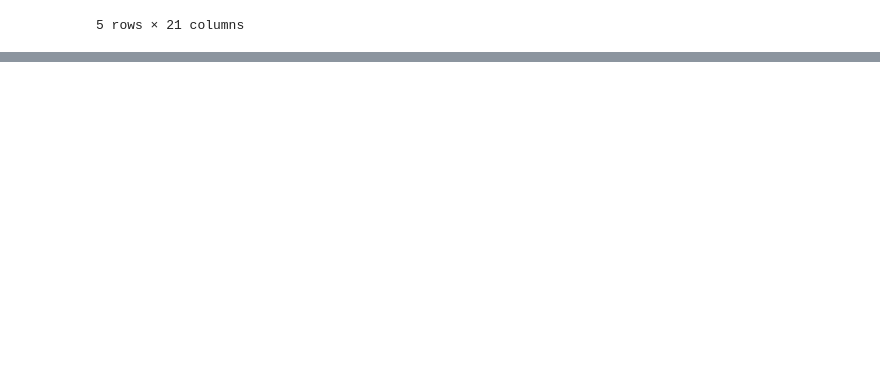
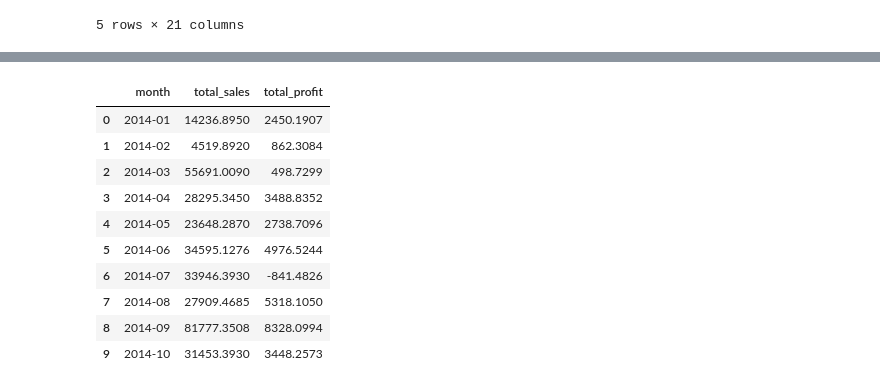
Before and after one commit to sh-nipun/retail-sales-analysis, a Jupyter notebook: notebooks/analysis.ipynb, the cells around one changed output, grey strips where cells are left out. Drawn from its saved outputs; the diff is of its cells as text; code cells hidden in the pictures; blank space fills up the shorter version.

```diff
--- a/notebooks/analysis.ipynb
+++ b/notebooks/analysis.ipynb
@@ -169,0 +183,26 @@ test_df
+# %%
+# Query: Calculate total sales grouped by month
+monthly_trend_query = """
+SELECT strftime('%Y-%m', Order_Date) AS month,
+       SUM(Sales) AS total_sales,
+       SUM(Profit) AS total_profit
+FROM sales
+GROUP BY month
+ORDER BY month
+"""
+
+# Run the query and store result in a DataFrame
+monthly_trend = pd.read_sql(monthly_trend_query, conn)
+monthly_trend.head(10)
+# %% [output]
+|  | month | total_sales | total_profit |
+| 0 | 2014-01 | 14236.8950 | 2450.1907 |
+| 1 | 2014-02 | 4519.8920 | 862.3084 |
+| 2 | 2014-03 | 55691.0090 | 498.7299 |
+| 3 | 2014-04 | 28295.3450 | 3488.8352 |
+| 4 | 2014-05 | 23648.2870 | 2738.7096 |
+| 5 | 2014-06 | 34595.1276 | 4976.5244 |
+| 6 | 2014-07 | 33946.3930 | -841.4826 |
+| 7 | 2014-08 | 27909.4685 | 5318.1050 |
+| 8 | 2014-09 | 81777.3508 | 8328.0994 |
+| 9 | 2014-10 | 31453.3930 | 3448.2573 |
```
Also changed, not shown: parts of 4 cells of this notebook.
